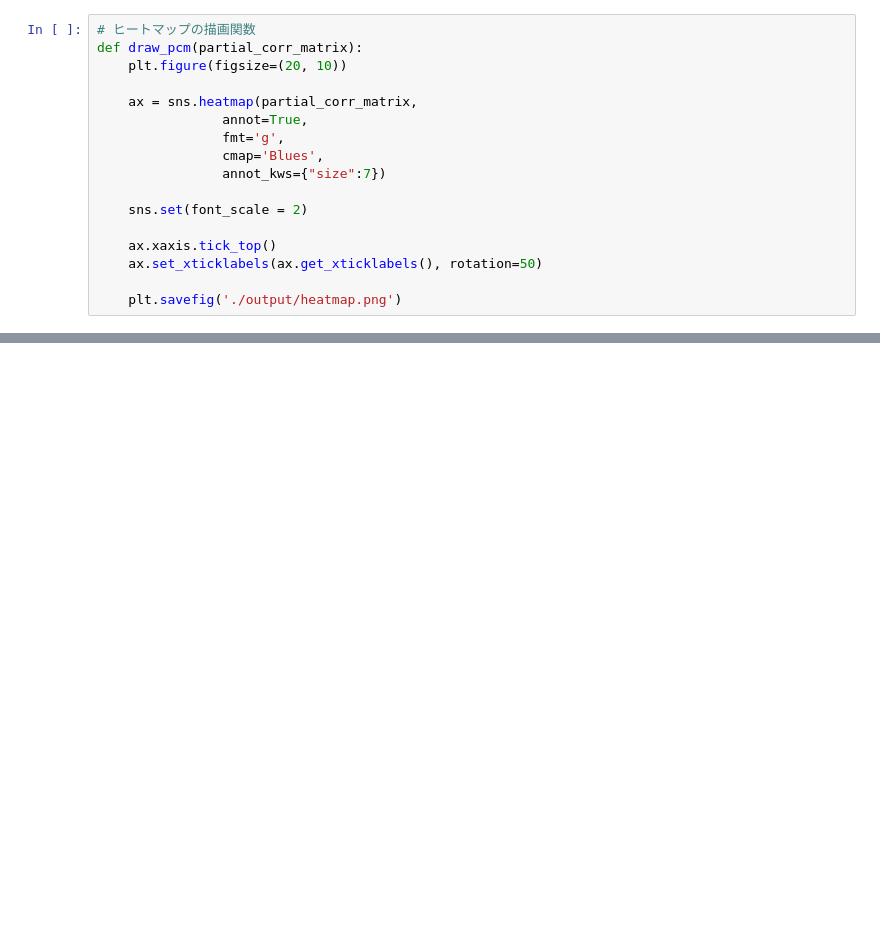
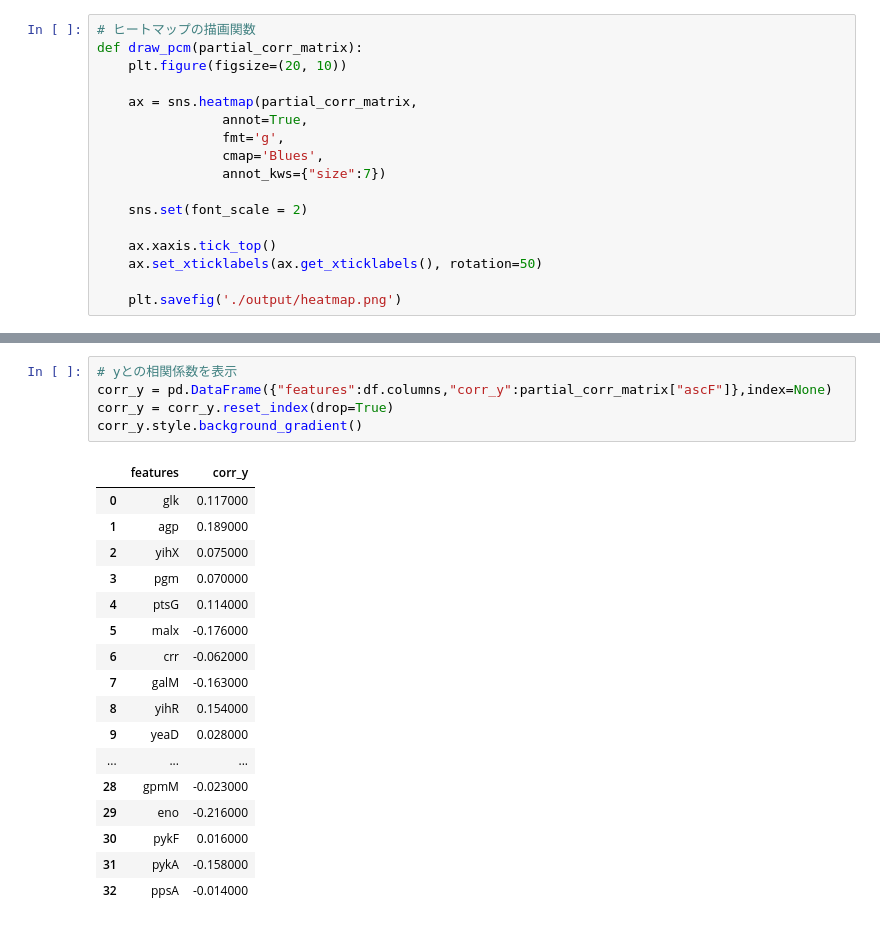
Before and after one commit to SanchanY/bn, a Jupyter notebook: work/corr.ipynb, the cells around one changed output, grey strips where cells are left out. Drawn from its saved outputs; the diff is of its cells as text; blank space fills up the shorter version.

```diff
--- a/work/corr.ipynb
+++ b/work/corr.ipynb
@@ -58,0 +53,23 @@ draw_pcm(partial_corr_matrix)
+# %%
+# yとの相関係数を表示
+corr_y = pd.DataFrame({"features":df.columns,"corr_y":partial_corr_matrix["ascF"]},index=None)
+corr_y = corr_y.reset_index(drop=True)
+corr_y.style.background_gradient()
+# %% [output]
+|  | features | corr_y |
+| 0 | glk | 0.117000 |
+| 1 | agp | 0.189000 |
+| 2 | yihX | 0.075000 |
+| 3 | pgm | 0.070000 |
+| 4 | ptsG | 0.114000 |
+| 5 | malx | -0.176000 |
+| 6 | crr | -0.062000 |
+| 7 | galM | -0.163000 |
+| 8 | yihR | 0.154000 |
+| 9 | yeaD | 0.028000 |
+| ... | ... | ... |
+| 28 | gpmM | -0.023000 |
+| 29 | eno | -0.216000 |
+| 30 | pykF | 0.016000 |
+| 31 | pykA | -0.158000 |
+| 32 | ppsA | -0.014000 |
```
Also changed, not shown: parts of 5 cells of this notebook, 2 other files.
